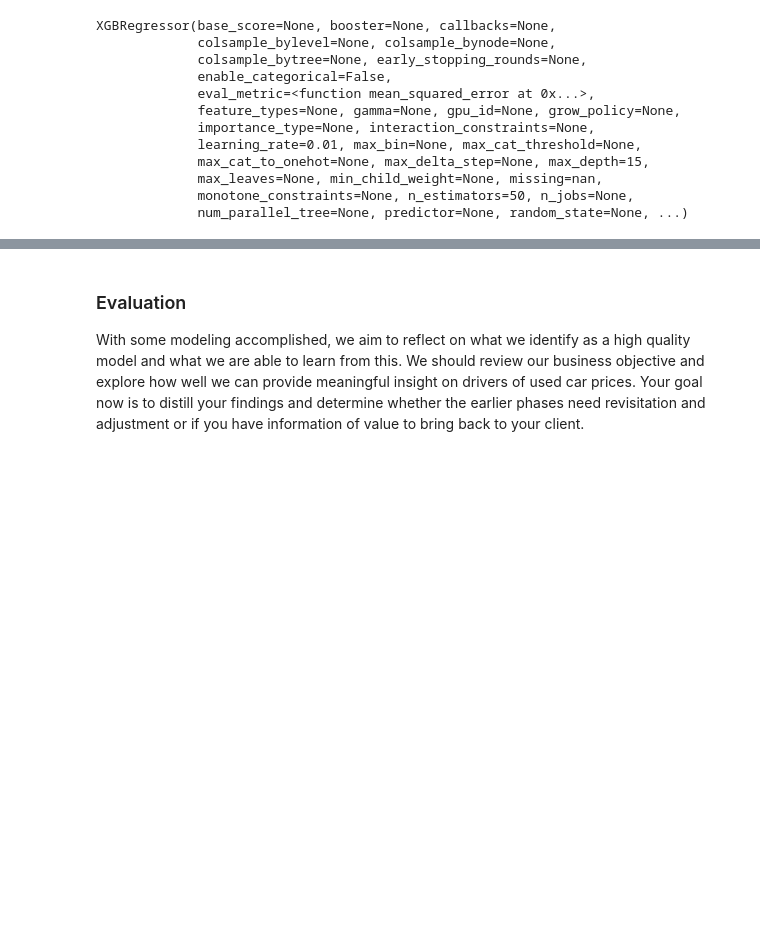
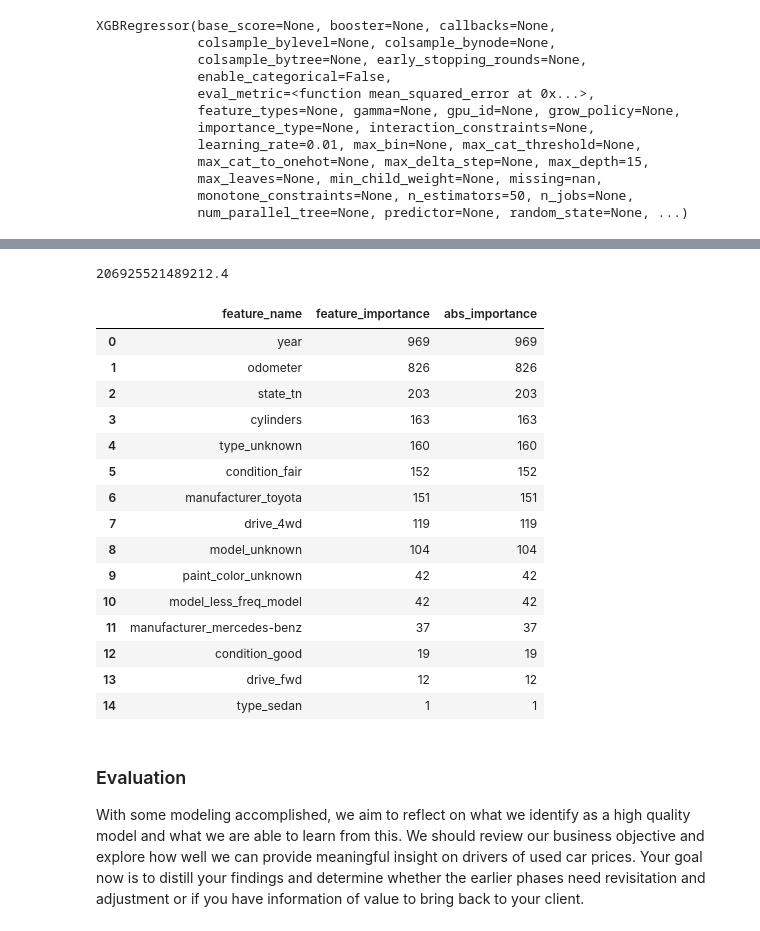
Before and after one commit to alexanderomason/practical_app_II, a Jupyter notebook: prompt_II.ipynb, the cells around one changed output, grey strips where cells are left out. Cells and saved outputs as stored; diff of their text form; code cells hidden in the pictures; blank space fills up the shorter version.

```diff
--- a/prompt_II.ipynb
+++ b/prompt_II.ipynb
@@ -679,3 +674,45 @@ xgb_feat_importances # this is a suprising result
+# %%
+subset=['odometer',
+ 'year',
+ 'type_unknown',
+ 'cylinders',
+ 'model_unknown',
+ 'manufacturer_mercedes-benz',
+ 'manufacturer_toyota',
+ 'paint_color_unknown',
+ 'model_less_freq_model',
+ 'condition_fair',
+ 'drive_fwd',
+ 'drive_4wd',
+ 'condition_good',
+ 'type_sedan',
+ 'state_tn']
+
+x_train, x_test, y_train, y_test = train_test_split(X, Y, test_size=0.2, random_state=42)
+lgbmr=LGBMRegressor().fit(x_train[subset],y_train)
+lgbmr_pred=lgbmr.predict(x_test[subset])
+print(mean_squared_error(lgbmr_pred,y_test))
+# %% [output]
+206925521489212.4
+# %%
+feat_importance_frame(lgbmr.feature_name_,lgbmr.feature_importances_)
+# %% [output]
+|  | feature_name | feature_importance | abs_importance |
+| 0 | year | 969 | 969 |
+| 1 | odometer | 826 | 826 |
+| 2 | state_tn | 203 | 203 |
+| 3 | cylinders | 163 | 163 |
+| 4 | type_unknown | 160 | 160 |
+| 5 | condition_fair | 152 | 152 |
+| 6 | manufacturer_toyota | 151 | 151 |
+| 7 | drive_4wd | 119 | 119 |
+| 8 | model_unknown | 104 | 104 |
+| 9 | paint_color_unknown | 42 | 42 |
+| 10 | model_less_freq_model | 42 | 42 |
+| 11 | manufacturer_mercedes-benz | 37 | 37 |
+| 12 | condition_good | 19 | 19 |
+| 13 | drive_fwd | 12 | 12 |
+| 14 | type_sedan | 1 | 1 |
 # %% [markdown]
 ### Evaluation
 
```
Also changed, not shown: parts of 10 cells of this notebook.
